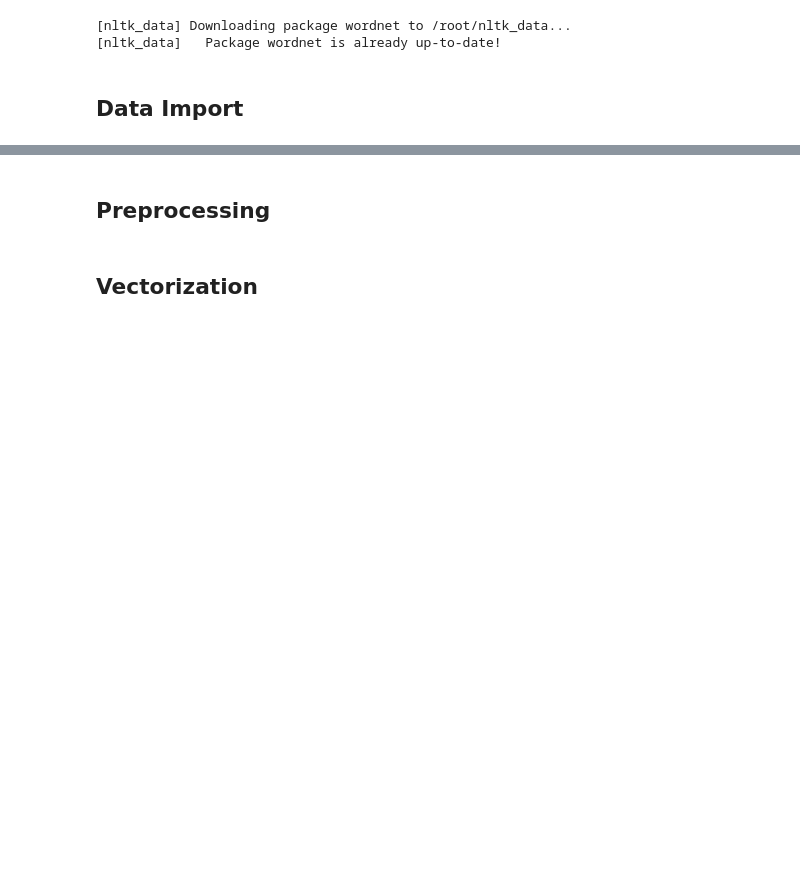
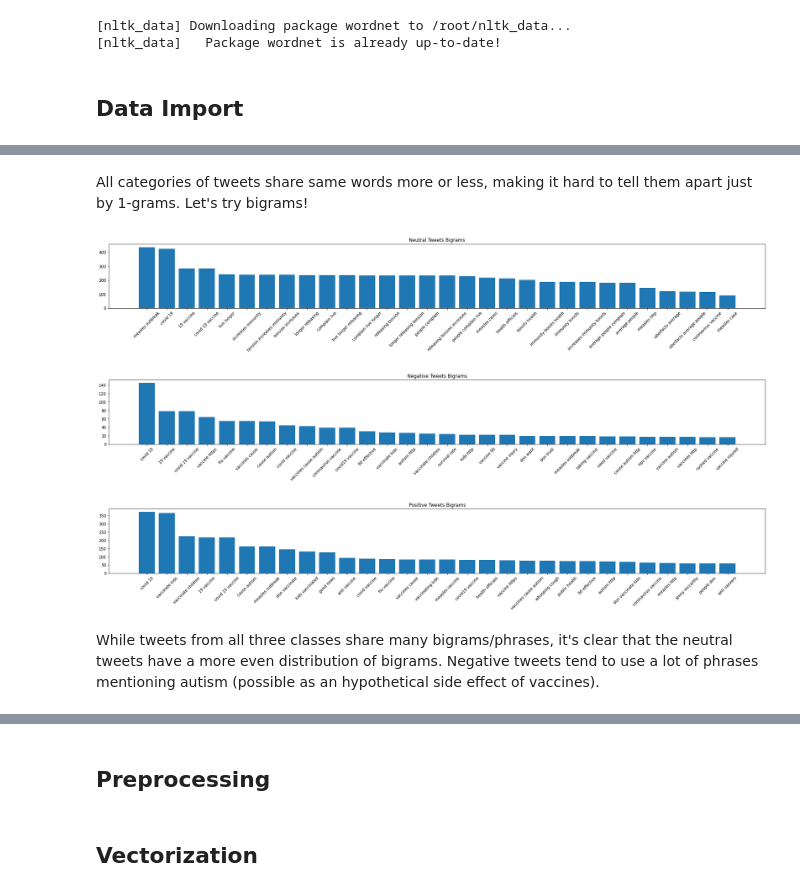
Before and after one commit to d-maniatakos/covid19-vaccine-sentiment-analysis, a Jupyter notebook: vaccine_sentiment_classifier.ipynb, the cells around one changed output, grey strips where cells are left out. Cells and saved outputs as stored; diff of their text form; code cells hidden in the pictures; blank space fills up the shorter version.

```diff
--- a/vaccine_sentiment_classifier.ipynb
+++ b/vaccine_sentiment_classifier.ipynb
@@ -42,0 +67,12 @@ positive_tweets = ' '.join(train_data[train_data.label== 2]['tweet'].tolist())
+# %% [markdown]
+All categories of tweets share same words more or less, making it hard to tell them apart just by 1-grams. Let's try bigrams!
+# %%
+most_used_ngrams(neutral_tweets, title='Neutral Tweets Bigrams')
+most_used_ngrams(negative_tweets, title='Negative Tweets Bigrams')
+most_used_ngrams(positive_tweets, title='Positive Tweets Bigrams')
+# %% [output]
+[figure, added]
+[figure, added]
+[figure, added]
+# %% [markdown]
+While tweets from all three classes share many bigrams/phrases, it's clear that the neutral tweets have a more even distribution of bigrams. Negative tweets tend to use a lot of phrases mentioning autism (possible as an hypothetical side effect of vaccines).
```
Also changed, not shown: parts of 18 cells of this notebook.
